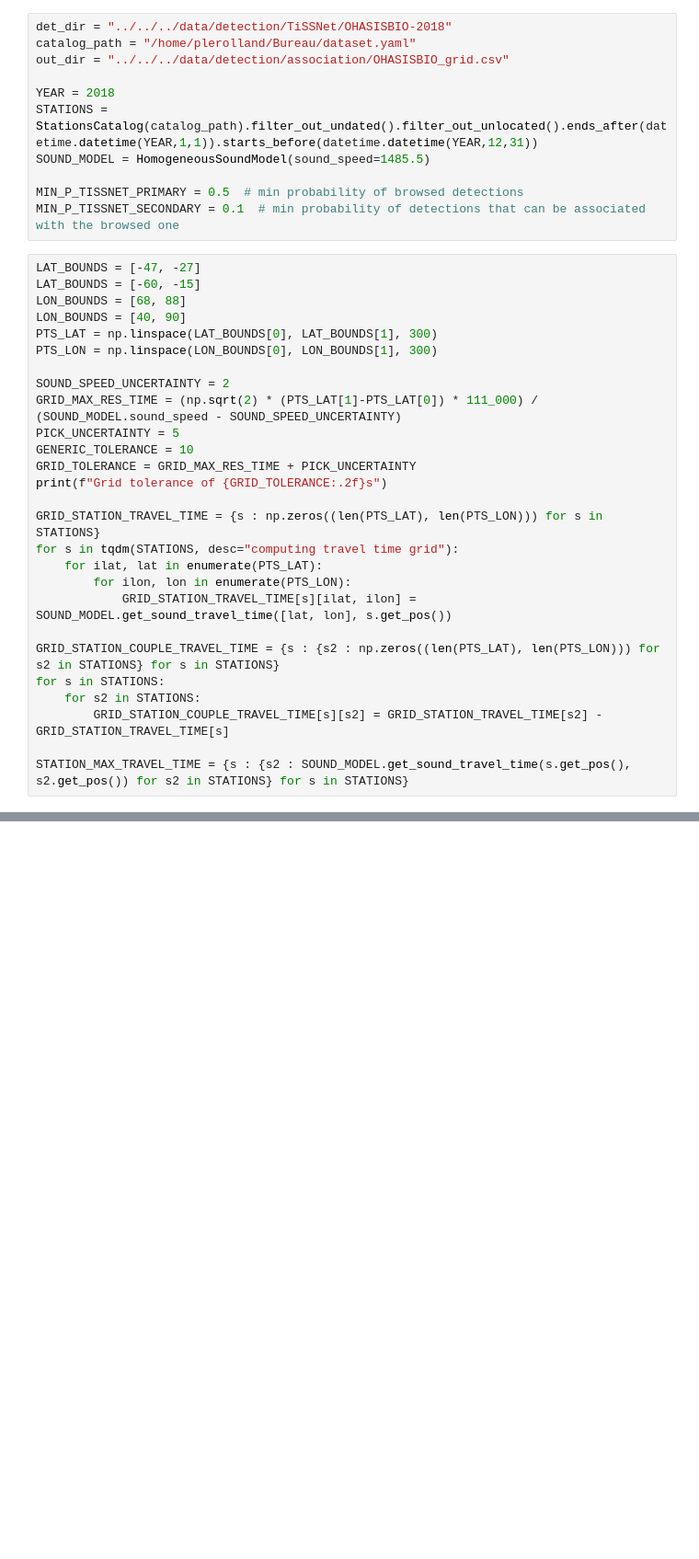
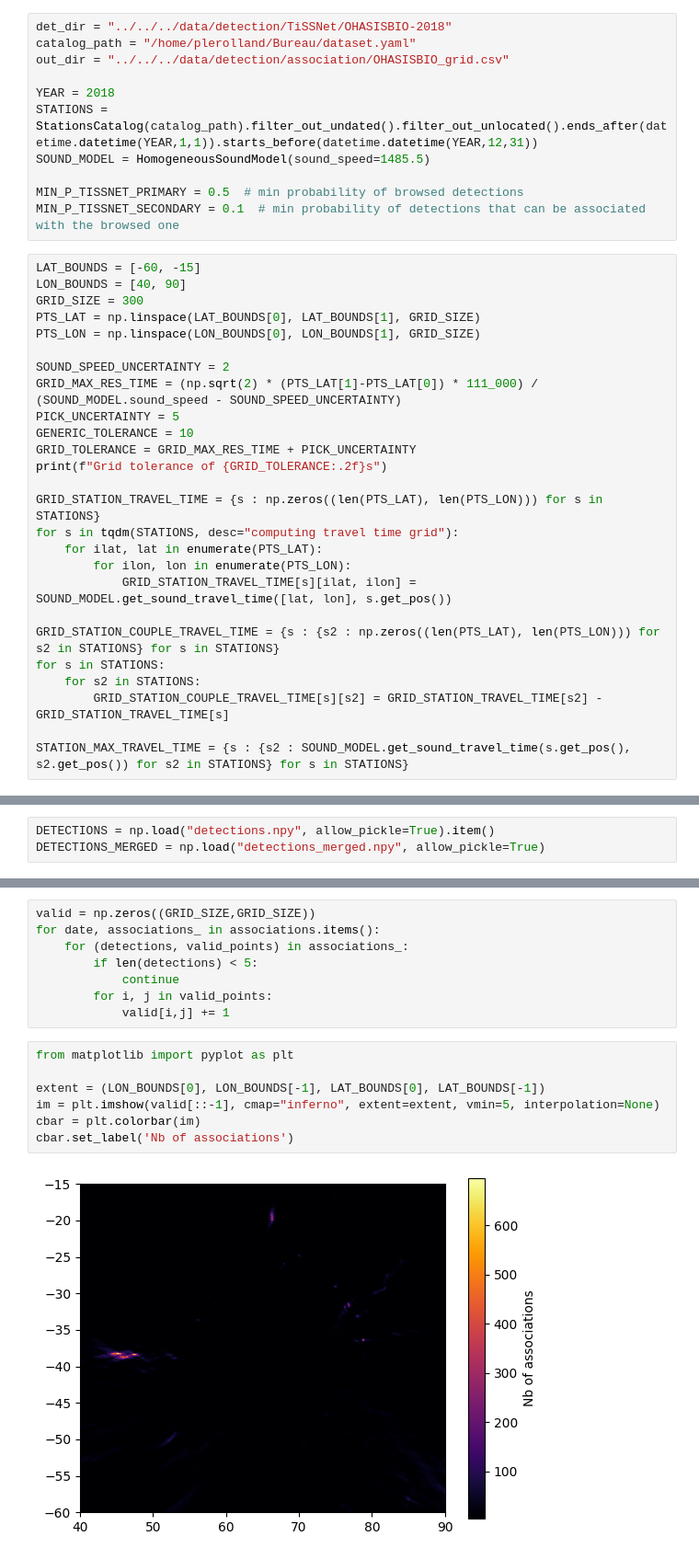
Before and after one commit to GEO-OCEAN-hydroacoustic/toolbox, a Jupyter notebook: src/notebooks/detection/association_grid_real_data.ipynb, the cells around one changed output, grey strips where cells are left out. Shown: that part at 92% size. Cells and saved outputs as stored; diff of their text form; blank space fills up the shorter version.

```diff
--- a/src/notebooks/detection/association_grid_real_data.ipynb
+++ b/src/notebooks/detection/association_grid_real_data.ipynb
@@ -21,12 +23,11 @@ SOUND_MODEL = HomogeneousSoundModel(sound_speed=1485.5)
 MIN_P_TISSNET_PRIMARY = 0.5  # min probability of browsed detections
 MIN_P_TISSNET_SECONDARY = 0.1  # min probability of detections that can be associated with the browsed one
 # %%
-LAT_BOUNDS = [-47, -27]
 LAT_BOUNDS = [-60, -15]
-LON_BOUNDS = [68, 88]
 LON_BOUNDS = [40, 90]
-PTS_LAT = np.linspace(LAT_BOUNDS[0], LAT_BOUNDS[1], 300)
-PTS_LON = np.linspace(LON_BOUNDS[0], LON_BOUNDS[1], 300)
+GRID_SIZE = 300
+PTS_LAT = np.linspace(LAT_BOUNDS[0], LAT_BOUNDS[1], GRID_SIZE)
+PTS_LON = np.linspace(LON_BOUNDS[0], LON_BOUNDS[1], GRID_SIZE)
 
 SOUND_SPEED_UNCERTAINTY = 2
 GRID_MAX_RES_TIME = (np.sqrt(2) * (PTS_LAT[1]-PTS_LAT[0]) * 111_000) / (SOUND_MODEL.sound_speed - SOUND_SPEED_UNCERTAINTY)
@@ -89,3 +110,6 @@ DETECTIONS_MERGED = DETECTIONS_MERGED[np.argsort(DETECTIONS_MERGED[:,0])]
+# %%
+DETECTIONS = np.load("detections.npy", allow_pickle=True).item()
+DETECTIONS_MERGED = np.load("detections_merged.npy", allow_pickle=True)
 # %%
 associations = {}
 association_hashlist = set()
@@ -147,0 +258,17 @@ for date1, p1, s1 in tqdm(DETECTIONS_MERGED):
+# %%
+valid = np.zeros((GRID_SIZE,GRID_SIZE))
+for date, associations_ in associations.items():
+    for (detections, valid_points) in associations_:
+        if len(detections) < 5:
+            continue
+        for i, j in valid_points:
+            valid[i,j] += 1
+# %%
+from matplotlib import pyplot as plt
+
+extent = (LON_BOUNDS[0], LON_BOUNDS[-1], LAT_BOUNDS[0], LAT_BOUNDS[-1])
+im = plt.imshow(valid[::-1], cmap="inferno", extent=extent, vmin=5, interpolation=None)
+cbar = plt.colorbar(im)
+cbar.set_label('Nb of associations')
+# %% [output]
+[figure, added]
```
Also changed, not shown: parts of 7 cells of this notebook, 3 other files.
